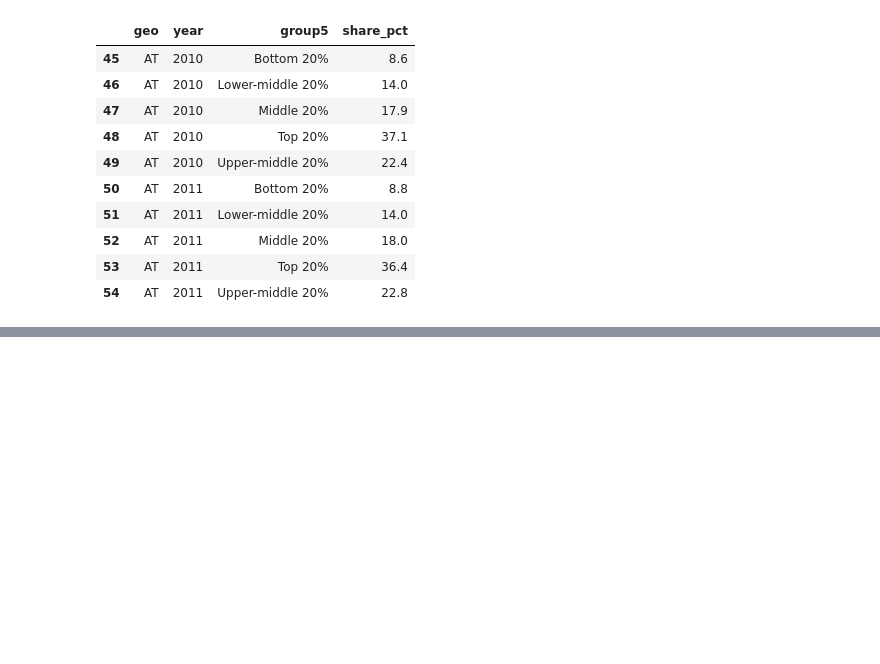
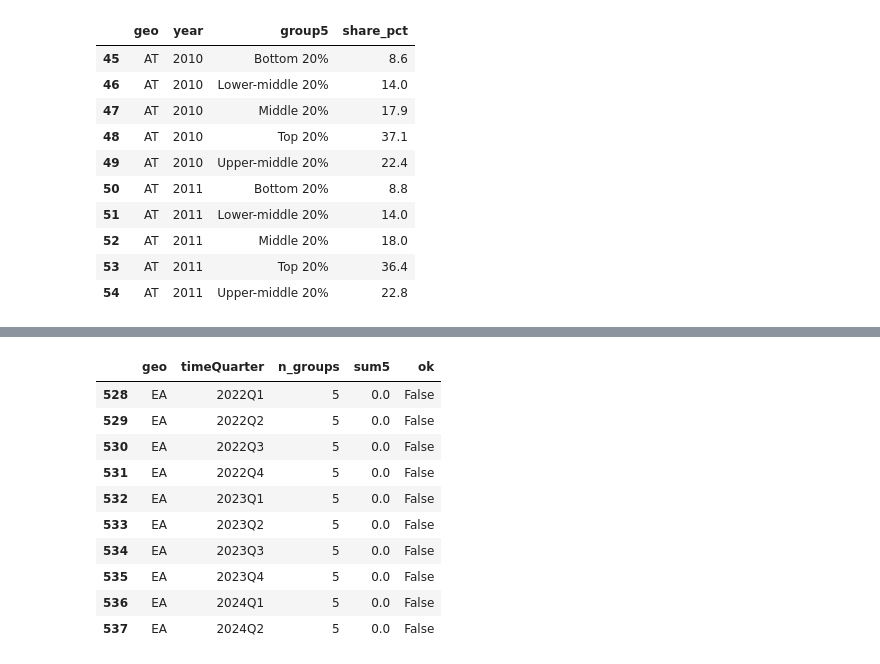
Before and after one commit to princebhanusteta/euro-macro-inflation-income, a Jupyter notebook: notebooks/03_eda_macro.ipynb, the cells around one changed output, grey strips where cells are left out. Cells and saved outputs as stored; diff of their text form; code cells hidden in the pictures; blank space fills up the shorter version.

Commit message:
Feature Engineering macro panel completed

```diff
--- a/notebooks/03_eda_macro.ipynb
+++ b/notebooks/03_eda_macro.ipynb
@@ -2741,0 +2789,71 @@ Saved combined table: /Users/princebhanusteta/Documents/Projects/euro-macro-infl
+# %%
+# FE-2: Build quarterly 5-group income-share features from deciles (D1..D10), with quality checks
+
+# 1) Start from your already-windowed macro (2010–2024)
+dfw = macro_w  # created in previous cell
+
+# 2) Keep only income-share rows (SHARE, EUR)
+inc = dfw.loc[
+    dfw["indic_il"].eq("SHARE") & dfw["currency"].eq("EUR"),
+    ["geo", "timeQuarter", "quantile", "incomeValue"]
+].copy()
+
+# 3) Extract decile number from quantile like "D1".."D10"
+inc["decile"] = inc["quantile"].astype(str).str.extract(r"^D(\d+)$")[0].astype(float)
+inc = inc.loc[inc["decile"].between(1, 10)].copy()
+
+print("Rows after keeping deciles only:", inc.shape[0])
+print("Deciles present:", sorted(inc["decile"].dropna().unique().astype(int).tolist()))
+
+# 4) Infer scale (100 vs 1000) using decile sums per geo-quarter
+tot = inc.groupby(["geo", "timeQuarter"], as_index=False).agg(
+    n_deciles=("incomeValue", "size"),
+    sum_dec=("incomeValue", "sum")
+)
+median_sum = float(tot.loc[tot["sum_dec"] > 0, "sum_dec"].median())
+scale = 1000 if median_sum > 200 else 100
+print(f"Decile-only check: median sum_dec={median_sum:.1f} -> scale~{scale}")
+
+inc["share_pct"] = inc["incomeValue"] * (100 / scale)
+
+# 5) Map deciles -> 5 groups (each group = 2 deciles = 20%)
+def _group5_from_decile(d):
+    d = int(d)
+    if d in (1, 2):   return "Bottom 20%"
+    if d in (3, 4):   return "Lower-middle 20%"
+    if d in (5, 6):   return "Middle 20%"
+    if d in (7, 8):   return "Upper-middle 20%"
+    if d in (9, 10):  return "Top 20%"
+    return pd.NA
+
+inc["group5"] = inc["decile"].map(_group5_from_decile)
+
+inc_q5 = (
+    inc.dropna(subset=["group5"])
+       .groupby(["geo", "timeQuarter", "group5"], as_index=False)["share_pct"]
+       .sum()
+)
+
+# 6) Quality check: should have 5 groups and sum≈100 for each geo-quarter
+chk = inc_q5.groupby(["geo", "timeQuarter"], as_index=False).agg(
+    n_groups=("group5", "nunique"),
+    sum5=("share_pct", "sum")
+)
+chk["ok"] = chk["n_groups"].eq(5) & chk["sum5"].between(98, 102)
+
+print("\nOK share of geo-quarters (2010–2024):", float(chk["ok"].mean()))
+print("Example failing geo-quarters:")
+display(chk.loc[~chk["ok"]].head(10))
+
+# 7) Keep only good geo-quarters + attach year (Period-safe)
+inc_q5 = inc_q5.merge(chk[["geo", "timeQuarter", "ok", "sum5", "n_groups"]], on=["geo", "timeQuarter"], how="left")
+inc_q5["year"] = inc_q5["timeQuarter"].dt.year
+
+inc_q5 = inc_q5.loc[inc_q5["ok"]].drop(columns=["ok", "sum5", "n_groups"])
+
+print("\nFinal rows (geo-quarter-group5):", inc_q5.shape)
+display(inc_q5.head(10))
+
+# keep for next steps
+INCOME_Q5 = inc_q5
+# %% [output]
@@ -2741,0 +2866,11 @@ Saved combined table: /Users/princebhanusteta/Documents/Projects/euro-macro-infl
+|  | geo | timeQuarter | n_groups | sum5 | ok |
+| 528 | EA | 2022Q1 | 5 | 0.0 | False |
+| 529 | EA | 2022Q2 | 5 | 0.0 | False |
+| 530 | EA | 2022Q3 | 5 | 0.0 | False |
+| 531 | EA | 2022Q4 | 5 | 0.0 | False |
+| 532 | EA | 2023Q1 | 5 | 0.0 | False |
+| 533 | EA | 2023Q2 | 5 | 0.0 | False |
+| 534 | EA | 2023Q3 | 5 | 0.0 | False |
+| 535 | EA | 2023Q4 | 5 | 0.0 | False |
+| 536 | EA | 2024Q1 | 5 | 0.0 | False |
+| 537 | EA | 2024Q2 | 5 | 0.0 | False |
```
Also changed, not shown: parts of 18 cells of this notebook, 8 other files.
